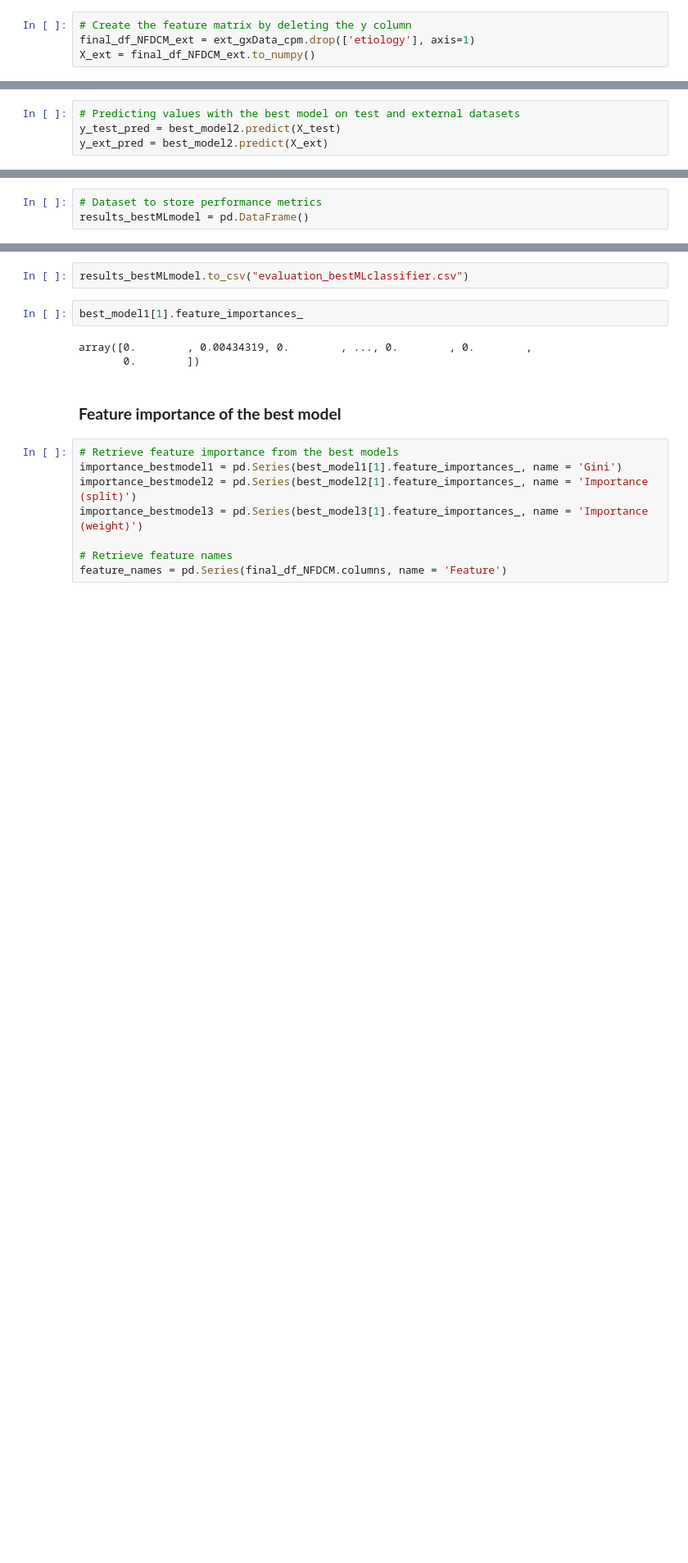
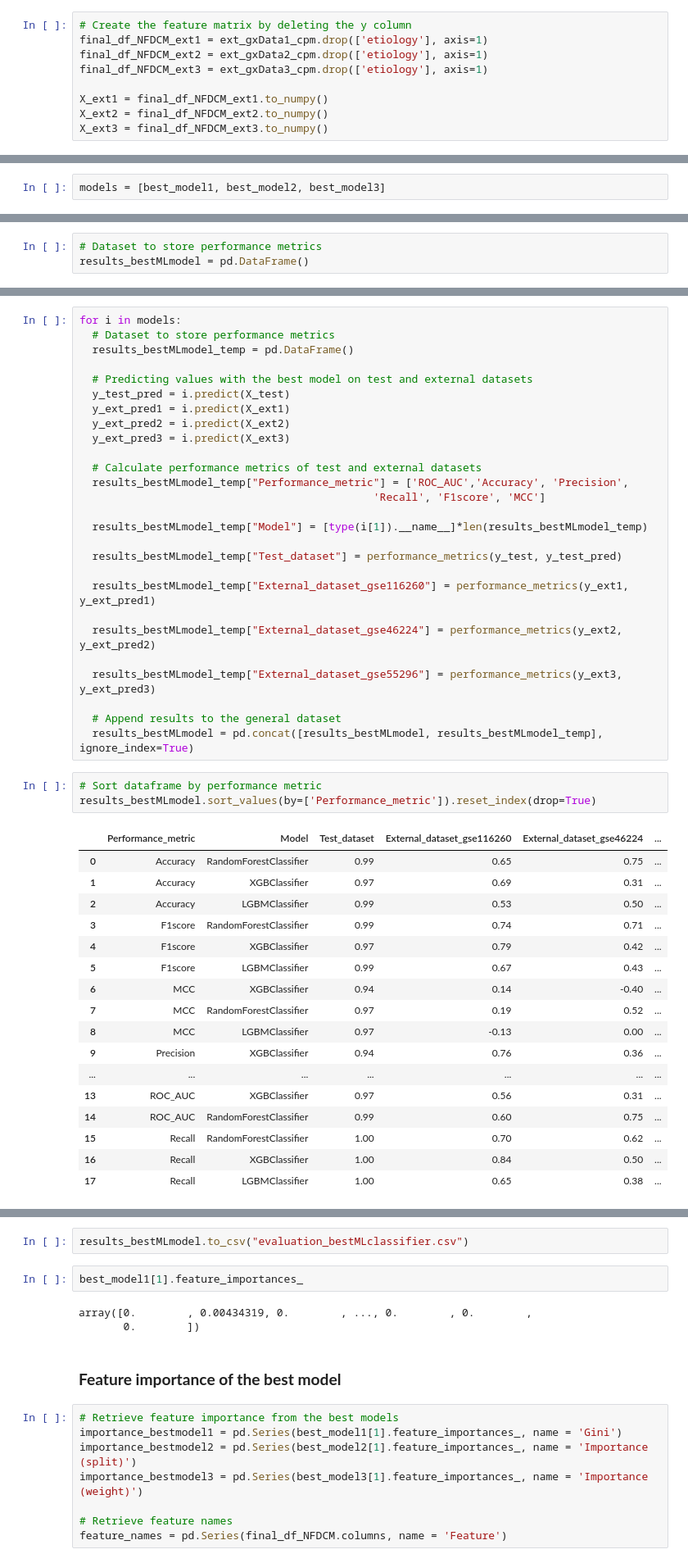
Before and after one commit to sayalaruano/Project3Period-SysBioMaster, a Jupyter notebook: Project1_SysBio_NF_DCM_classifiers.ipynb, the cells around one changed output, grey strips where cells are left out. Shown: that part at 82% size. Saved outputs shown, nothing was run; the diff lists cells and outputs as text; blank space fills up the shorter version.

```diff
--- a/Project1_SysBio_NF_DCM_classifiers.ipynb
+++ b/Project1_SysBio_NF_DCM_classifiers.ipynb
@@ -198,7 +210,12 @@ y_ext = y_ext.map({"DCM": 1, "NF": 0}).to_numpy()
 # %%
 # Create the feature matrix by deleting the y column
-final_df_NFDCM_ext = ext_gxData_cpm.drop(['etiology'], axis=1)
-X_ext = final_df_NFDCM_ext.to_numpy()
+final_df_NFDCM_ext1 = ext_gxData1_cpm.drop(['etiology'], axis=1)
+final_df_NFDCM_ext2 = ext_gxData2_cpm.drop(['etiology'], axis=1)
+final_df_NFDCM_ext3 = ext_gxData3_cpm.drop(['etiology'], axis=1)
+
+X_ext1 = final_df_NFDCM_ext1.to_numpy()
+X_ext2 = final_df_NFDCM_ext2.to_numpy()
+X_ext3 = final_df_NFDCM_ext3.to_numpy()
 # %% [markdown]
 ## **Exploratory Data Analysis**
 # %% [markdown]
@@ -324,7 +320,5 @@ best_model3.fit(X_train, y_train)
 # %% [output]
 Pipeline(steps=[('standardscaler', StandardScaler()),
                 ('xgbclassifier', XGBClassifier(random_state=42))])
-# %%
-# Predicting values with the best model on test and external datasets
-y_test_pred = best_model2.predict(X_test)
-y_ext_pred = best_model2.predict(X_ext)
+# %%
+models = [best_model1, best_model2, best_model3]
@@ -363,0 +346,48 @@ results_bestMLmodel["External_dataset"] = [roc_auc_ext, acc_ext, prec_ext,
+# %%
+for i in models:
+  # Dataset to store performance metrics
+  results_bestMLmodel_temp = pd.DataFrame()
+
+  # Predicting values with the best model on test and external datasets
+  y_test_pred = i.predict(X_test)
+  y_ext_pred1 = i.predict(X_ext1)
+  y_ext_pred2 = i.predict(X_ext2)
+  y_ext_pred3 = i.predict(X_ext3)
+
+  # Calculate performance metrics of test and external datasets
+  results_bestMLmodel_temp["Performance_metric"] = ['ROC_AUC','Accuracy', 'Precision',
+                                              'Recall', 'F1score', 'MCC']
+
+  results_bestMLmodel_temp["Model"] = [type(i[1]).__name__]*len(results_bestMLmodel_temp)
+
+  results_bestMLmodel_temp["Test_dataset"] = performance_metrics(y_test, y_test_pred)
+
+  results_bestMLmodel_temp["External_dataset_gse116260"] = performance_metrics(y_ext1, y_ext_pred1)
+
+  results_bestMLmodel_temp["External_dataset_gse46224"] = performance_metrics(y_ext2, y_ext_pred2)
+
+  results_bestMLmodel_temp["External_dataset_gse55296"] = performance_metrics(y_ext3, y_ext_pred3)
+
+  # Append results to the general dataset
+  results_bestMLmodel = pd.concat([results_bestMLmodel, results_bestMLmodel_temp], ignore_index=True)
+# %%
+# Sort dataframe by performance metric
+results_bestMLmodel.sort_values(by=['Performance_metric']).reset_index(drop=True)
+# %% [output]
+|  | Performance_metric | Model | Test_dataset | External_dataset_gse116260 | External_dataset_gse46224 | ... |
+| 0 | Accuracy | RandomForestClassifier | 0.99 | 0.65 | 0.75 | ... |
+| 1 | Accuracy | XGBClassifier | 0.97 | 0.69 | 0.31 | ... |
+| 2 | Accuracy | LGBMClassifier | 0.99 | 0.53 | 0.50 | ... |
+| 3 | F1score | RandomForestClassifier | 0.99 | 0.74 | 0.71 | ... |
+| 4 | F1score | XGBClassifier | 0.97 | 0.79 | 0.42 | ... |
+| 5 | F1score | LGBMClassifier | 0.99 | 0.67 | 0.43 | ... |
+| 6 | MCC | XGBClassifier | 0.94 | 0.14 | -0.40 | ... |
+| 7 | MCC | RandomForestClassifier | 0.97 | 0.19 | 0.52 | ... |
+| 8 | MCC | LGBMClassifier | 0.97 | -0.13 | 0.00 | ... |
+| 9 | Precision | XGBClassifier | 0.94 | 0.76 | 0.36 | ... |
+| ... | ... | ... | ... | ... | ... | ... |
+| 13 | ROC_AUC | XGBClassifier | 0.97 | 0.56 | 0.31 | ... |
+| 14 | ROC_AUC | RandomForestClassifier | 0.99 | 0.60 | 0.75 | ... |
+| 15 | Recall | RandomForestClassifier | 1.00 | 0.70 | 0.62 | ... |
+| 16 | Recall | XGBClassifier | 1.00 | 0.84 | 0.50 | ... |
+| 17 | Recall | LGBMClassifier | 1.00 | 0.65 | 0.38 | ... |
```
Also changed, not shown: parts of 41 cells of this notebook, 4 other files.
